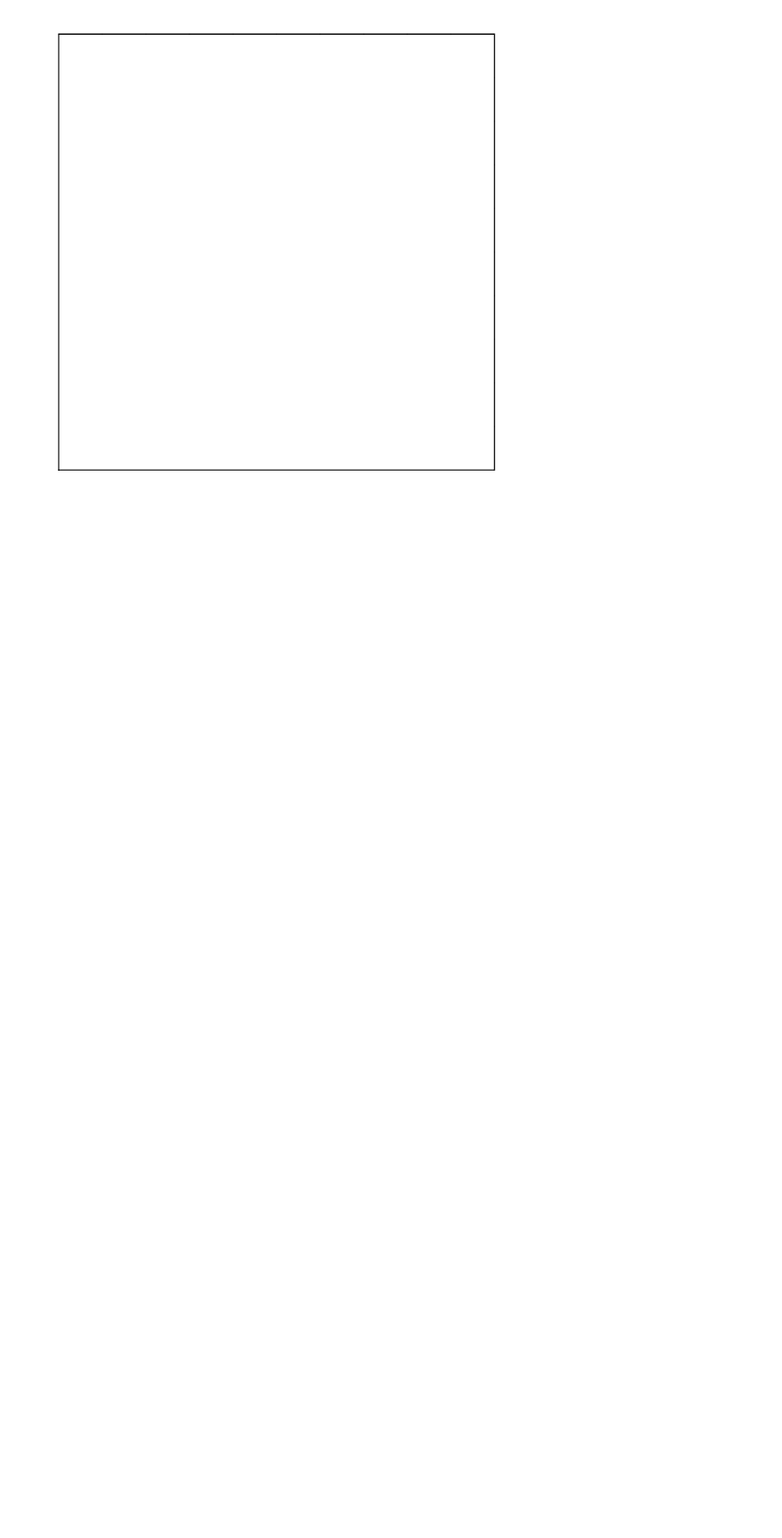
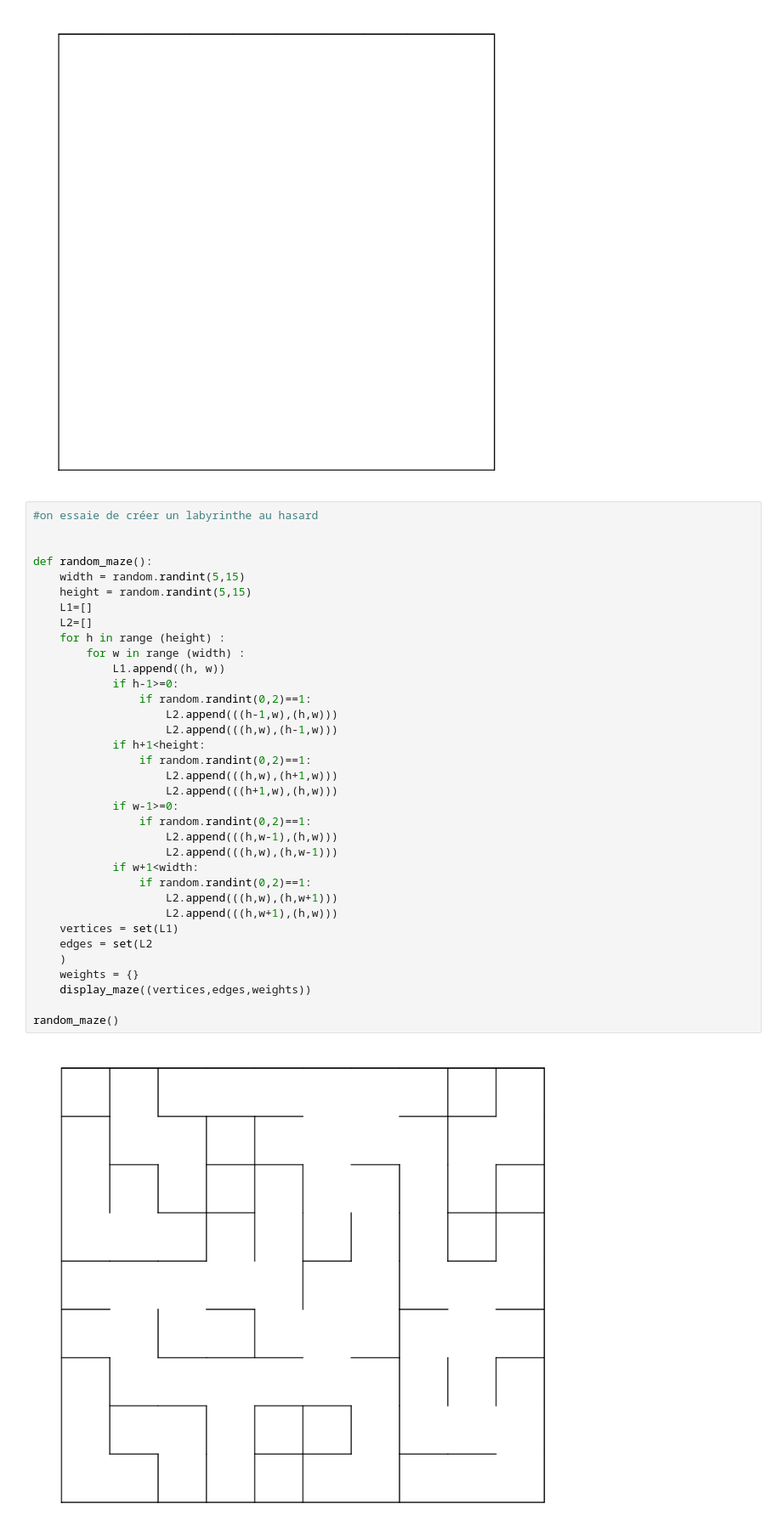
Before and after one commit to elisa-cotet/tp-debutants-maze, a Jupyter notebook: mazes.ipynb, the cells around one changed output. Shown at 85% size. Drawn from its saved outputs; the diff is of its cells as text; blank space fills up the shorter version.

Commit message:
Ajout du générateur aléatoire de labyrinthe

```diff
--- a/mazes.ipynb
+++ b/mazes.ipynb
@@ -88,3 +90,40 @@ empty_maze(10,10)
     #vertices = set(product(range(width),range(height)))
 # %% [output]
 [figure]
+# %%
+#on essaie de créer un labyrinthe au hasard
+
+
+def random_maze():
+    width = random.randint(5,15)
+    height = random.randint(5,15)
+    L1=[]
+    L2=[]
+    for h in range (height) :
+        for w in range (width) :
+            L1.append((h, w))
+            if h-1>=0:
+                if random.randint(0,2)==1:
+                    L2.append(((h-1,w),(h,w)))
+                    L2.append(((h,w),(h-1,w)))
+            if h+1<height:
+                if random.randint(0,2)==1:
+                    L2.append(((h,w),(h+1,w)))
+                    L2.append(((h+1,w),(h,w)))
+            if w-1>=0:
+                if random.randint(0,2)==1:
+                    L2.append(((h,w-1),(h,w)))
+                    L2.append(((h,w),(h,w-1)))
+            if w+1<width:
+                if random.randint(0,2)==1:
+                    L2.append(((h,w),(h,w+1)))
+                    L2.append(((h,w+1),(h,w)))
+    vertices = set(L1)
+    edges = set(L2
+    )
+    weights = {}
+    display_maze((vertices,edges,weights))
+
+random_maze()
+# %% [output]
+[figure, added]
```
Also changed, not shown: parts of 3 cells of this notebook.
